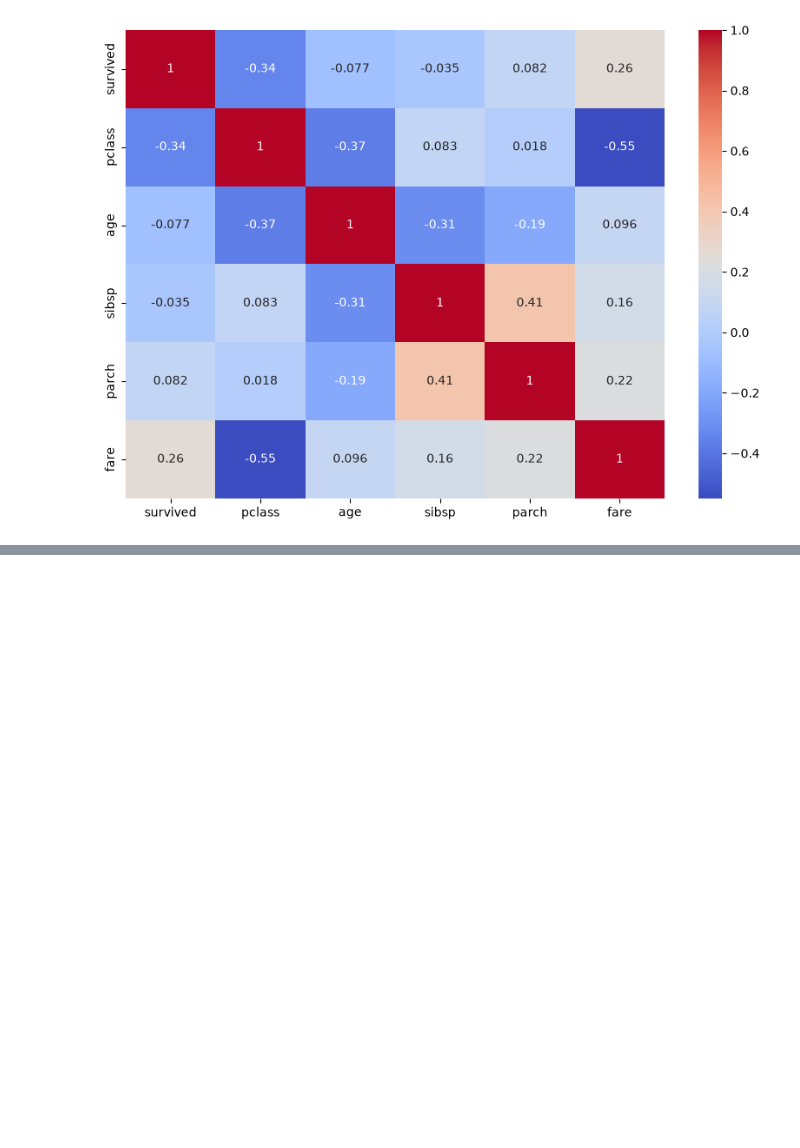
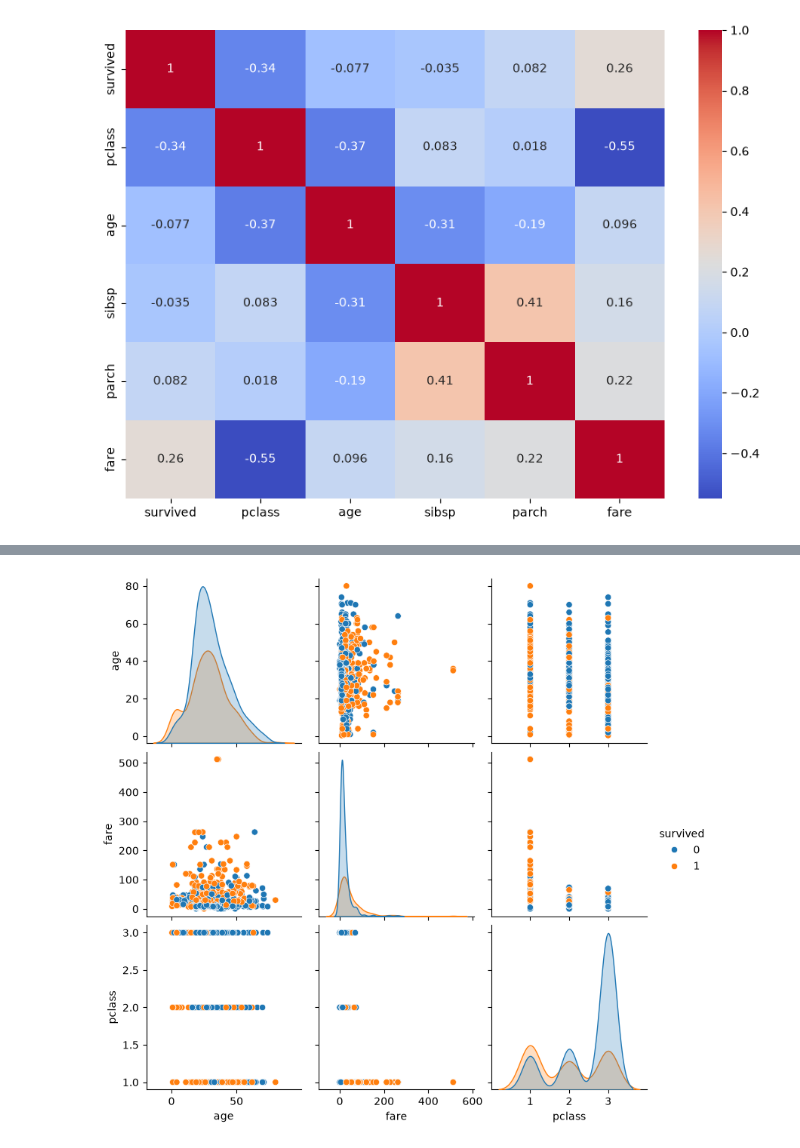
Before and after one commit to RituRai-03/Data-Visualization, a Jupyter notebook: Seaborn.ipynb, the cells around one changed output, grey strips where cells are left out. Saved outputs shown, nothing was run; the diff lists cells and outputs as text; code cells hidden in the pictures; blank space fills up the shorter version.

```diff
--- a/Seaborn.ipynb
+++ b/Seaborn.ipynb
@@ -301,0 +319,10 @@ plt.show()
+# %%
+sns.pairplot(
+    titanic,
+    vars=["age", "fare", "pclass"],
+     hue= "survived"
+)
+
+plt.show()
+# %% [output]
+[figure, added]
```
Also changed, not shown: parts of 7 cells of this notebook.
